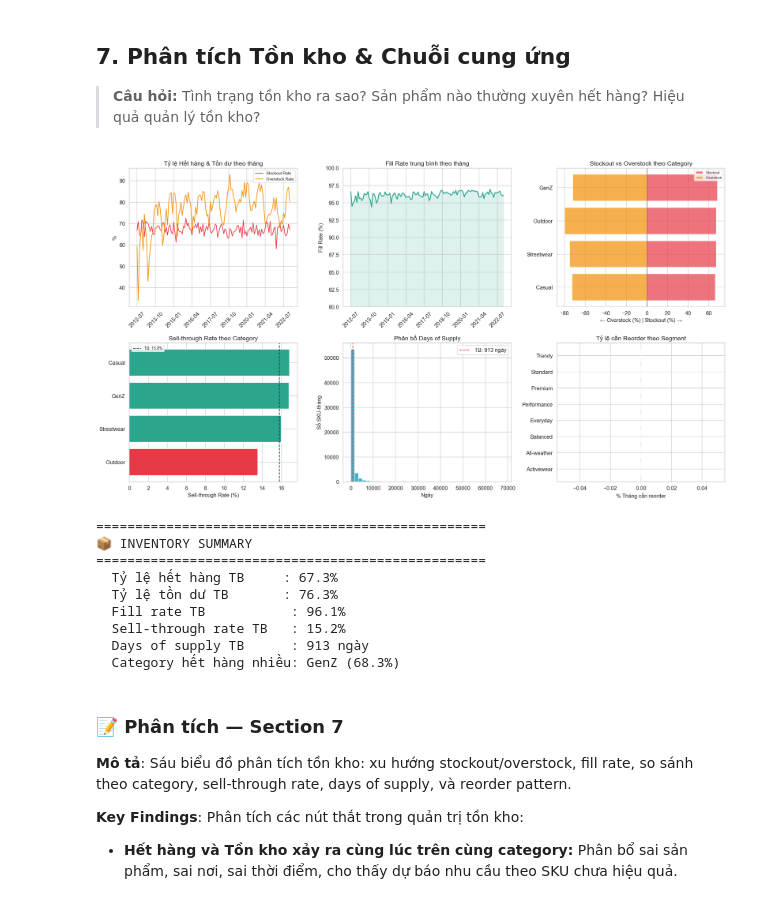
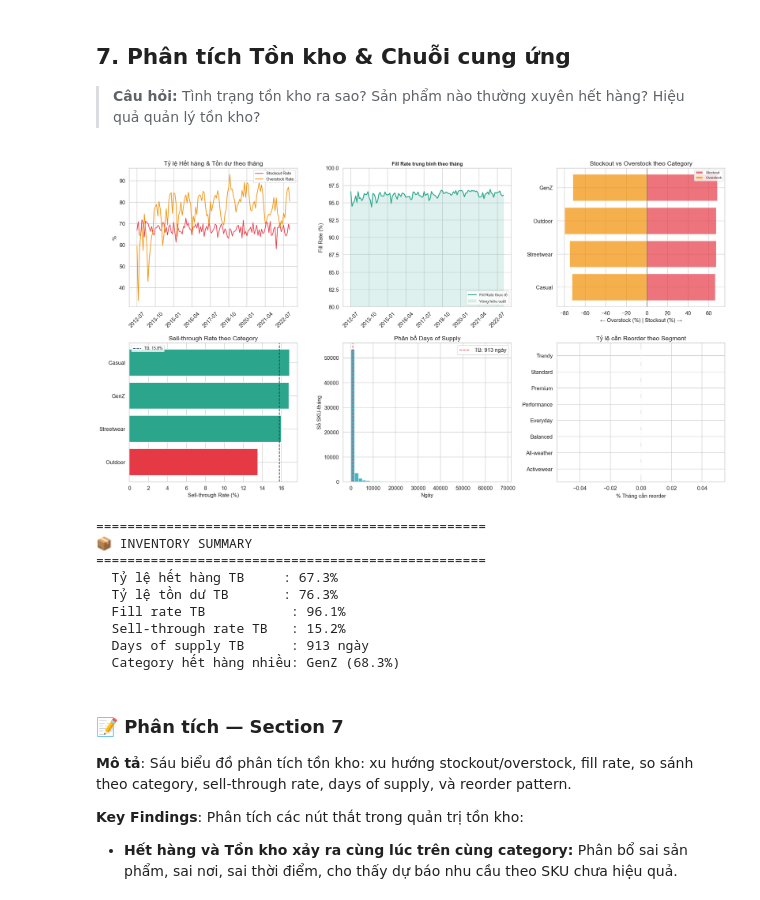
Before and after one commit to trieutienthanh284/Datathon2026, a Jupyter notebook: P2_EDA_Visualization.ipynb, the cells around one changed output. Saved outputs shown, nothing was run; the diff lists cells and outputs as text; code cells hidden in the pictures.

```diff
--- a/P2_EDA_Visualization.ipynb
+++ b/P2_EDA_Visualization.ipynb
@@ -311,7 +318,7 @@ axes[0,0].barh(age_rev['age_group'], age_rev['sum']/1e9, color=COLORS['primary']
 axes[0,0].set_title('Tổng doanh thu theo Nhóm tuổi')
 axes[0,0].set_xlabel('Tỷ VNĐ')
 for i, row in age_rev.iterrows():
-    axes[0,0].text(row['sum']/1e9 + 0.1, age_rev.index.get_loc(i), f"{row['sum']/1e9:.1f}B", va='center', fontsize=8)
+    axes[0,0].text(row['sum']/1e9 + 0.1, age_rev.index.get_loc(i), f"{row['sum']/1e9:.1f}B", va='center', fontsize=10)
 
 # 2. Revenue by gender (pie)
 gender_rev = orders_cust.groupby('gender')['payment_value'].agg(['sum', 'count']).reset_index().dropna(subset=['gender'])
@@ -821,12 +836,16 @@ axes[0,0].set_xticks(list(tick_pos))
 axes[0,0].set_xticklabels([inv_monthly['period'].iloc[i] for i in tick_pos], rotation=45)
 
 # 2. Fill rate trend
-axes[0,1].plot(range(len(inv_monthly)), inv_monthly['avg_fill_rate']*100, color=COLORS['success'], linewidth=2)
-axes[0,1].fill_between(range(len(inv_monthly)), inv_monthly['avg_fill_rate']*100, alpha=0.15, color=COLORS['success'])
-axes[0,1].set_title('Fill Rate trung bình theo tháng')
-axes[0,1].set_ylabel('Fill Rate (%)'); axes[0,1].set_ylim(80, 100)
+axes[0,1].plot(range(len(inv_monthly)), inv_monthly['avg_fill_rate']*100,
+               color=COLORS['success'], linewidth=2, label='Fill Rate thực tế')
+axes[0,1].fill_between(range(len(inv_monthly)), inv_monthly['avg_fill_rate']*100,
+                       alpha=0.15, color=COLORS['success'], label='Vùng hiệu suất')
+axes[0,1].set_title('Fill Rate trung bình theo tháng', fontsize=11, fontweight='bold')
+axes[0,1].set_ylabel('Fill Rate (%)')
+axes[0,1].set_ylim(80, 100)
 axes[0,1].set_xticks(list(tick_pos))
 axes[0,1].set_xticklabels([inv_monthly['period'].iloc[i] for i in tick_pos], rotation=45)
+axes[0,1].legend(loc='lower right', fontsize=9, frameon=True)
 
 # 3. Stockout rate by category
 cat_stockout = inventory.groupby('category').agg(
@@ -855,34 +874,34 @@ axes[1,0].set_xlabel('Sell-through Rate (%)'); axes[1,0].legend(fontsize=9)
 # 5. Days of supply distribution
 axes[1,1].hist(inventory['days_of_supply'].dropna(), bins=40, color=COLORS['teal'], edgecolor='white', alpha=0.8)
 avg_dos = inventory['days_of_supply'].mean()
 axes[1,1].axvline(avg_dos, color=COLORS['danger'], linestyle='--', label=f'TB: {avg_dos:.0f} ngày')
 axes[1,1].set_title('Phân bổ Days of Supply')
 axes[1,1].set_xlabel('Ngày'); axes[1,1].set_ylabel('Số SKU-tháng')
 axes[1,1].legend()
 
 # 6. Reorder flag analysis by segment
 seg_inv = inventory.groupby('segment').agg(
     reorder_rate=('reorder_flag', 'mean'),
     stockout_rate=('stockout_flag', 'mean'),
     avg_stock=('stock_on_hand', 'mean')
 ).reset_index().sort_values('reorder_rate', ascending=True)
 axes[1,2].barh(seg_inv['segment'], seg_inv['reorder_rate']*100, color=COLORS['purple'], edgecolor='white')
 axes[1,2].set_title('Tỷ lệ cần Reorder theo Segment')
 axes[1,2].set_xlabel('% Tháng cần reorder')
 
 plt.tight_layout(); plt.show()
 
 print(f"\n{'='*50}")
 print(f"📦 INVENTORY SUMMARY")
 print(f"{'='*50}")
 print(f"  Tỷ lệ hết hàng TB     : {inventory['stockout_flag'].mean()*100:.1f}%")
 print(f"  Tỷ lệ tồn dư TB       : {inventory['overstock_flag'].mean()*100:.1f}%")
 print(f"  Fill rate TB           : {inventory['fill_rate'].mean()*100:.1f}%")
 print(f"  Sell-through rate TB   : {inventory['sell_through_rate'].mean()*100:.1f}%")
 print(f"  Days of supply TB      : {avg_dos:.0f} ngày")
 print(f"  Category hết hàng nhiều: {cat_stockout.iloc[-1]['category']} ({cat_stockout.iloc[-1]['stockout_rate']*100:.1f}%)")
 # %% [output]
-[figure, old version]
+[figure, new version]
 ==================================================
 📦 INVENTORY SUMMARY
 ==================================================
```
Also changed, not shown: parts of 3 cells of this notebook.
